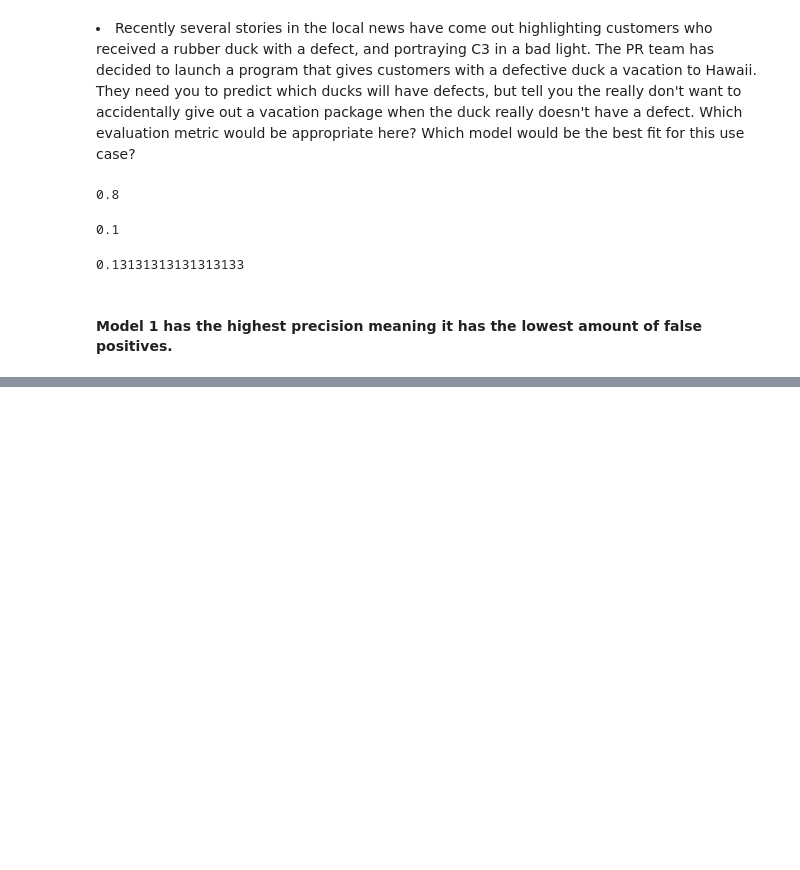
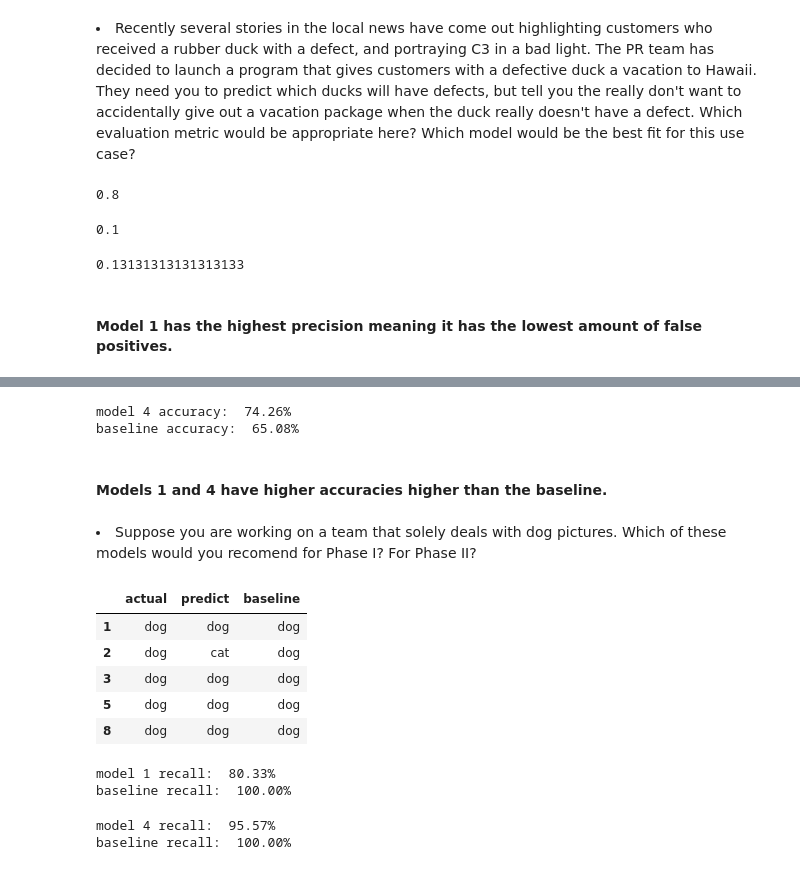
Before and after one commit to david-ryan-alviola/classification-exercises, a Jupyter notebook: model_evaluation.ipynb, the cells around one changed output, grey strips where cells are left out. Cells and saved outputs as stored; diff of their text form; code cells hidden in the pictures; blank space fills up the shorter version.

```diff
--- a/model_evaluation.ipynb
+++ b/model_evaluation.ipynb
@@ -140,0 +241,47 @@ model_3_precision
+# %%
+model_4['baseline'] = "dog"
+model_4_accuracy = (model_4.predict == model_4.actual).mean()
+base_accuracy = (model_4.baseline == model_4.actual).mean()
+
+print(f"model 4 accuracy:  {model_4_accuracy:.2%}")
+print(f"baseline accuracy:  {base_accuracy:.2%}")
+# %% [output]
+model 4 accuracy:  74.26%
+baseline accuracy:  65.08%
+# %% [markdown]
+#### Models 1 and 4 have higher accuracies higher than the baseline.
+# %% [markdown]
+<li>Suppose you are working on a team that solely deals with dog pictures. Which of these models would you recomend for Phase I? For Phase II?
+# %%
+# Since phase I is unsupervised, the cost of a false negative is high since that picture will not make it to phase II.
+# The cost of false positives are low because a human can intervene in phase II,
+# so between model 1 and 4 (high accuracy models), we should use recall to determine which to use in phase I.
+
+model_1_subset = model_1[model_1.actual == 'dog']
+model_1_subset.head()
+# %% [output]
+|  | actual | predict | baseline |
+| 1 | dog | dog | dog |
+| 2 | dog | cat | dog |
+| 3 | dog | dog | dog |
+| 5 | dog | dog | dog |
+| 8 | dog | dog | dog |
+# %%
+model_1_recall = (model_1_subset.predict == model_1_subset.actual).mean()
+base_recall = (model_1_subset.baseline == model_1_subset.actual).mean()
+
+print(f"model 1 recall:  {model_1_recall:.2%}")
+print(f"baseline recall:  {base_recall:.2%}")
+# %% [output]
+model 1 recall:  80.33%
+baseline recall:  100.00%
+# %%
+model_4_subset = model_4[model_4.actual == 'dog']
+model_4_recall = (model_4_subset.predict == model_4_subset.actual).mean()
+base_recall = (model_4_subset.baseline == model_4_subset.actual).mean()
+
+print(f"model 4 recall:  {model_4_recall:.2%}")
+print(f"baseline recall:  {base_recall:.2%}")
+# %% [output]
+model 4 recall:  95.57%
+baseline recall:  100.00%
```
Also changed, not shown: parts of 32 cells of this notebook.
